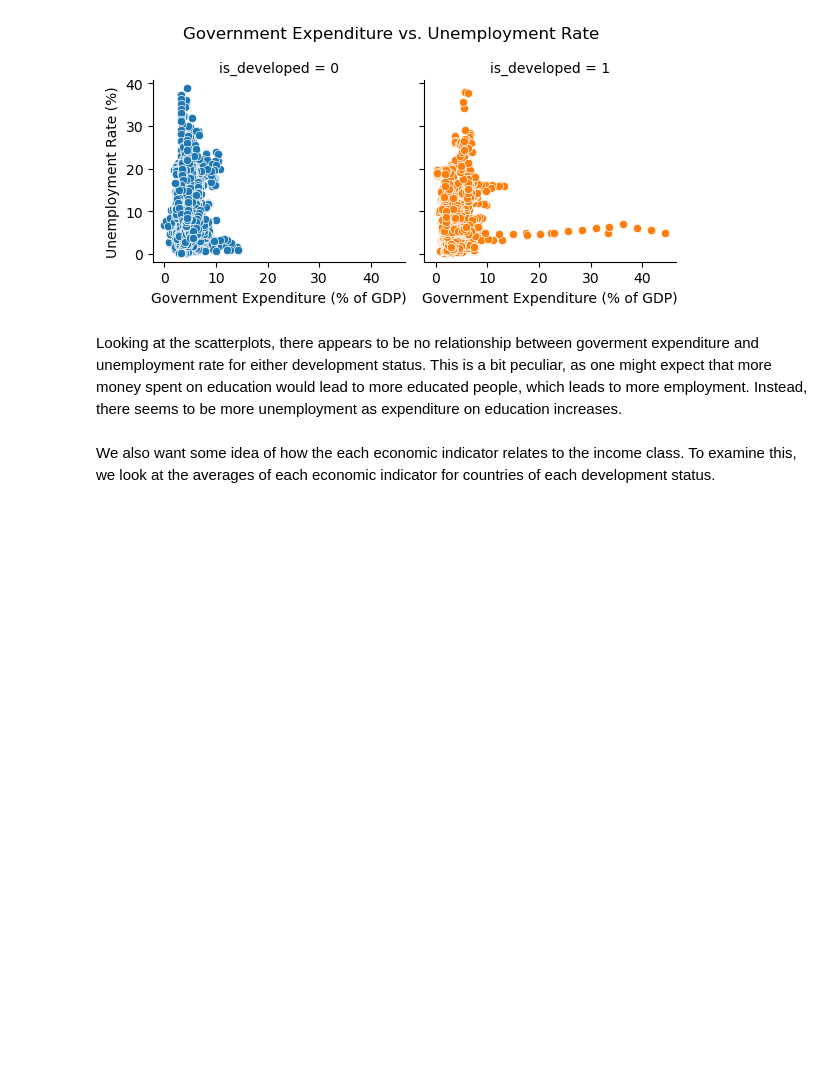
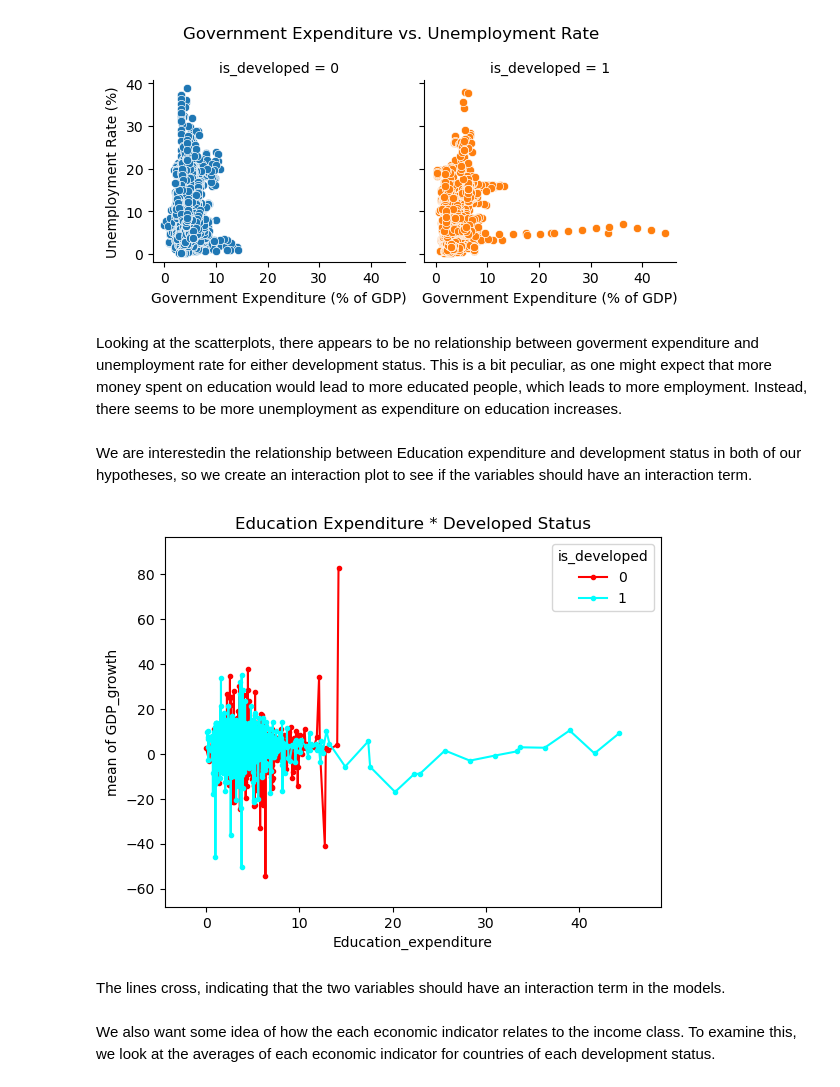
Before and after one commit to Matty67889/info-2950-project, a Jupyter notebook: phase4_new.ipynb, the cells around one changed output. Saved outputs shown, nothing was run; the diff lists cells and outputs as text; code cells hidden in the pictures; blank space fills up the shorter version.

Commit message:
Add interaction plot
- Add interaction plot to EDA section

```diff
--- a/phase4_new.ipynb
+++ b/phase4_new.ipynb
@@ -285,6 +286,25 @@ plt.show()
 [figure]
 # %% [markdown]
 Looking at the scatterplots, there appears to be no relationship between goverment expenditure and unemployment rate for either development status. This is a bit peculiar, as one might expect that more money spent on education would lead to more educated people, which leads to more employment. Instead, there seems to be more unemployment as expenditure on education increases.
+# %% [markdown]
+We are interestedin the relationship between Education
+expenditure and development status in both of our hypotheses,
+so we create an interaction plot to see if the variables
+should have an interaction term.
+# %%
+# Inspiration from: https://www.statsmodels.org/dev/examples/notebooks/generated/categorical_interaction_plot.html
+fig = interaction_plot(
+    x=data['Education_expenditure'],
+    trace=data['is_developed'],
+    response=data['GDP_growth']
+)
+plt.title("Education Expenditure * Developed Status")
+plt.show()
+# %% [output]
+[figure, added]
+# %% [markdown]
+The lines cross, indicating that the two variables should have
+an interaction term in the models.
 # %% [markdown]
 We also want some idea of how the each economic indicator relates to the income class. To examine this, we look at the averages of each economic indicator for countries of each development status.
 # %%
```
Also changed, not shown: parts of 9 cells of this notebook.
